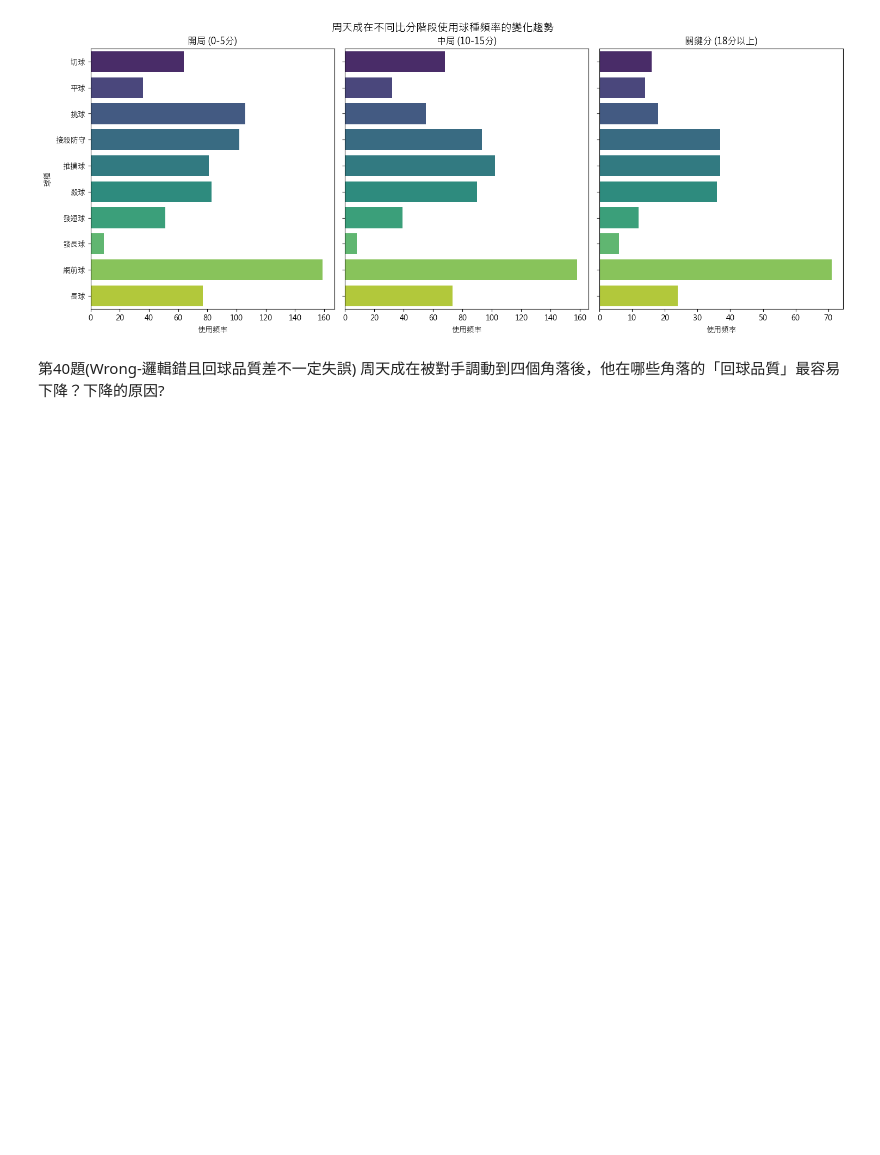
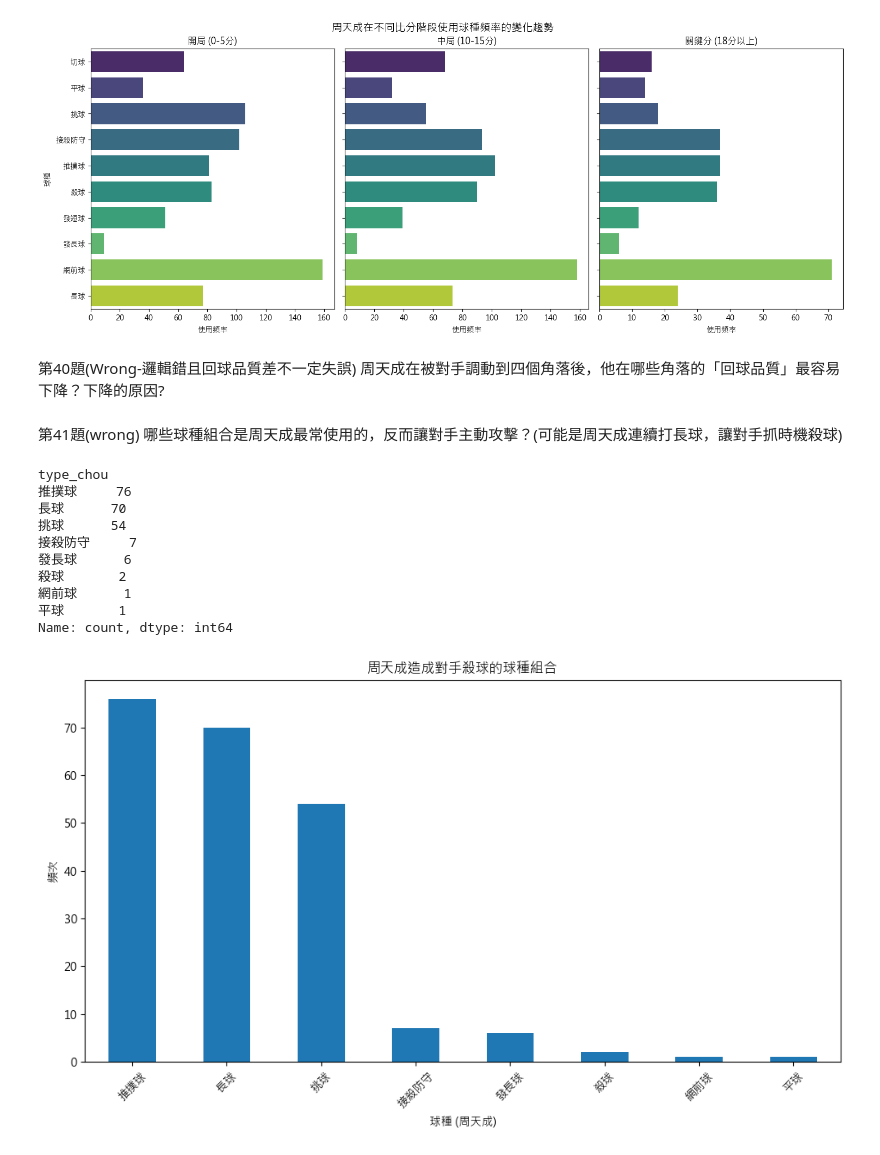
Before and after one commit to DanielTeng0811/BadmintonAI, a Jupyter notebook: question_ans_final.ipynb, the cells around one changed output. Saved outputs shown, nothing was run; the diff lists cells and outputs as text; code cells hidden in the pictures; blank space fills up the shorter version.

```diff
--- a/question_ans_final.ipynb
+++ b/question_ans_final.ipynb
@@ -2178,3 +2178,59 @@ ax.set_xlabel('周天成在的角落位置')
 ax.set_ylabel('回球品質降級次數')
 ax.set_title('周天成在不同角落的回球品質降級次數')
 plt.tight_layout()
+# %% [markdown]
+第41題(wrong)
+哪些球種組合是周天成最常使用的，反而讓對手主動攻擊？(可能是周天成連續打長球，讓對手抓時機殺球)
+# %%
+import platform
+import matplotlib.pyplot as plt
+import pandas as pd
+
+# 字體設定，確保圖表中文字顯示正確
+s = platform.system()
+plt.rcParams['font.sans-serif'] = ['Arial Unicode MS', 'PingFang TC'] if s == 'Darwin' else ['Microsoft JhengHei', 'SimHei'] if s == 'Windows' else ['WenQuanYi Zen Hei']
+plt.rcParams['axes.unicode_minus'] = False
+
+# 確保數據框不為空
+if len(df) > 0:
+    # 過濾對手殺球的情況
+    opponent_smash_df = df[(df['player'] == 'Kento MOMOTA') & (df['type'] == '殺球')]
+
+    # 取得對應的周天成前一球的球種 (使用 shift(-1) 因為我們在同一個 rally 中分析的是上一拍)
+    opponent_smash_df = opponent_smash_df.copy()
+    opponent_smash_df['prev_opponent_type'] = opponent_smash_df.groupby(['match_id', 'set', 'rally'])['opponent_type'].shift(1)
+
+    # 過濾周天成的數據並擁有合法的球種
+    chou_ball_df = df[df['player'] == 'CHOU Tien Chen']
+
+    # 合併這兩個表，以便能夠在分析過程中檢查周天成是否導致對手殺球
+    merged_df = opponent_smash_df.merge(chou_ball_df, left_on=['match_id', 'set', 'rally', 'prev_opponent_type'],
+                                        right_on=['match_id', 'set', 'rally', 'player_type'], suffixes=('_opp', '_chou'))
+
+    # 計算球種組合頻次
+    combo_counts = merged_df['type_chou'].value_counts()
+
+    # 視覺化展示
+    fig, ax = plt.subplots(figsize=(10, 6))
+    combo_counts.plot(kind='bar', ax=ax)
+    ax.set_title('周天成造成對手殺球的球種組合')
+    ax.set_xlabel('球種 (周天成)')
+    ax.set_ylabel('頻次')
+    plt.xticks(rotation=45)
+    plt.tight_layout()
+
+    # 打印結果及圖表
+    print(combo_counts)
+    fig
+# %% [output]
+type_chou
+推撲球     76
+長球      70
+挑球      54
+接殺防守     7
+發長球      6
+殺球       2
+網前球      1
+平球       1
+Name: count, dtype: int64
+[figure, added]
```
Also changed, not shown: 3 other files.
